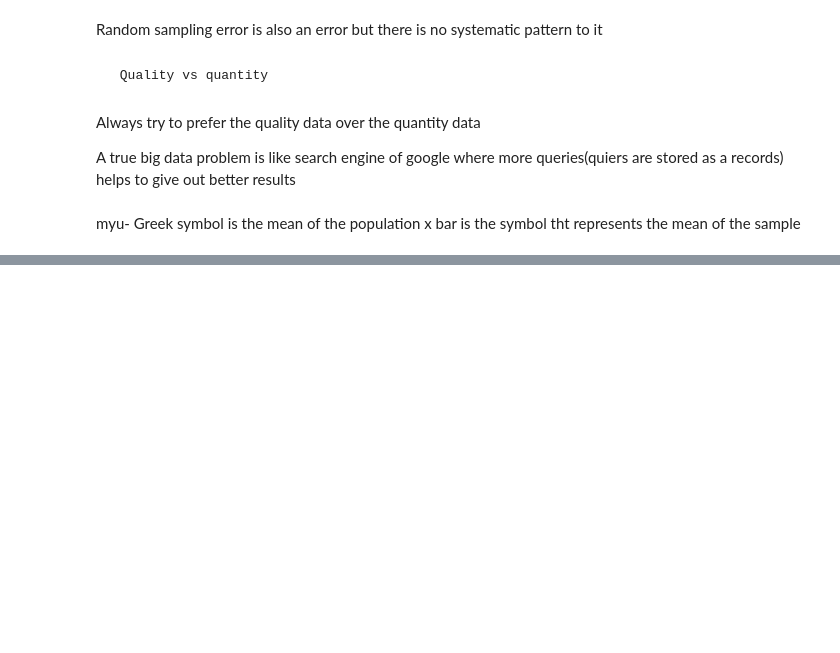
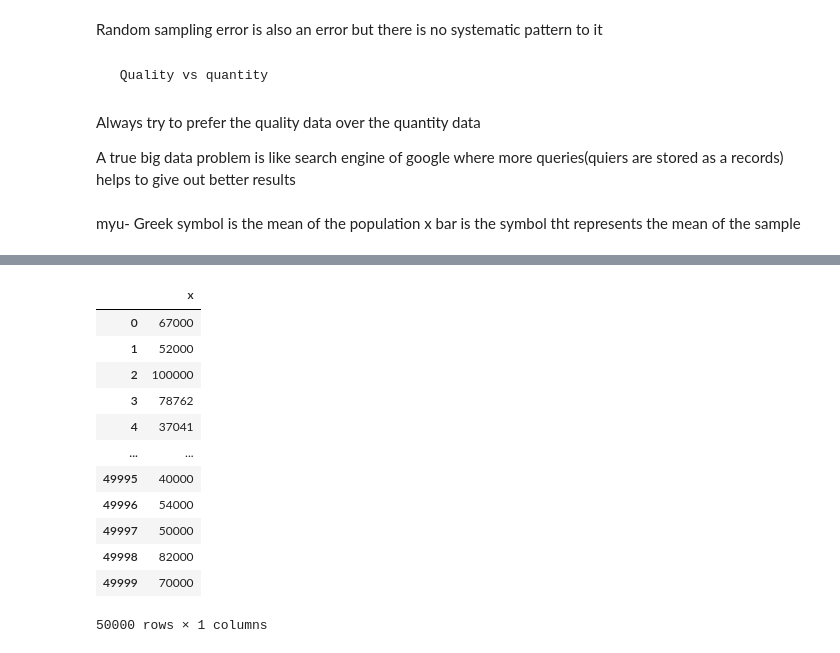
Before and after one commit to Anish-7/practical_statistics_notes, a Jupyter notebook: notes/chap2.ipynb, the cells around one changed output, grey strips where cells are left out. Drawn from its saved outputs; the diff is of its cells as text; code cells hidden in the pictures; blank space fills up the shorter version.

```diff
--- a/notes/chap2.ipynb
+++ b/notes/chap2.ipynb
@@ -38,5 +54,20 @@ import seaborn as sns
 # %%
 path='/home/anish/plan/practical_statistics_notes/data/loans_income.csv'
 loans_income=pd.read_csv(path)
 loans_income=loans_income
+loans_income
+# %% [output]
+|  | x |
+| 0 | 67000 |
+| 1 | 52000 |
+| 2 | 100000 |
+| 3 | 78762 |
+| 4 | 37041 |
+| ... | ... |
+| 49995 | 40000 |
+| 49996 | 54000 |
+| 49997 | 50000 |
+| 49998 | 82000 |
+| 49999 | 70000 |
+50000 rows × 1 columns
 # %%
```
Also changed, not shown: parts of 5 cells of this notebook.
